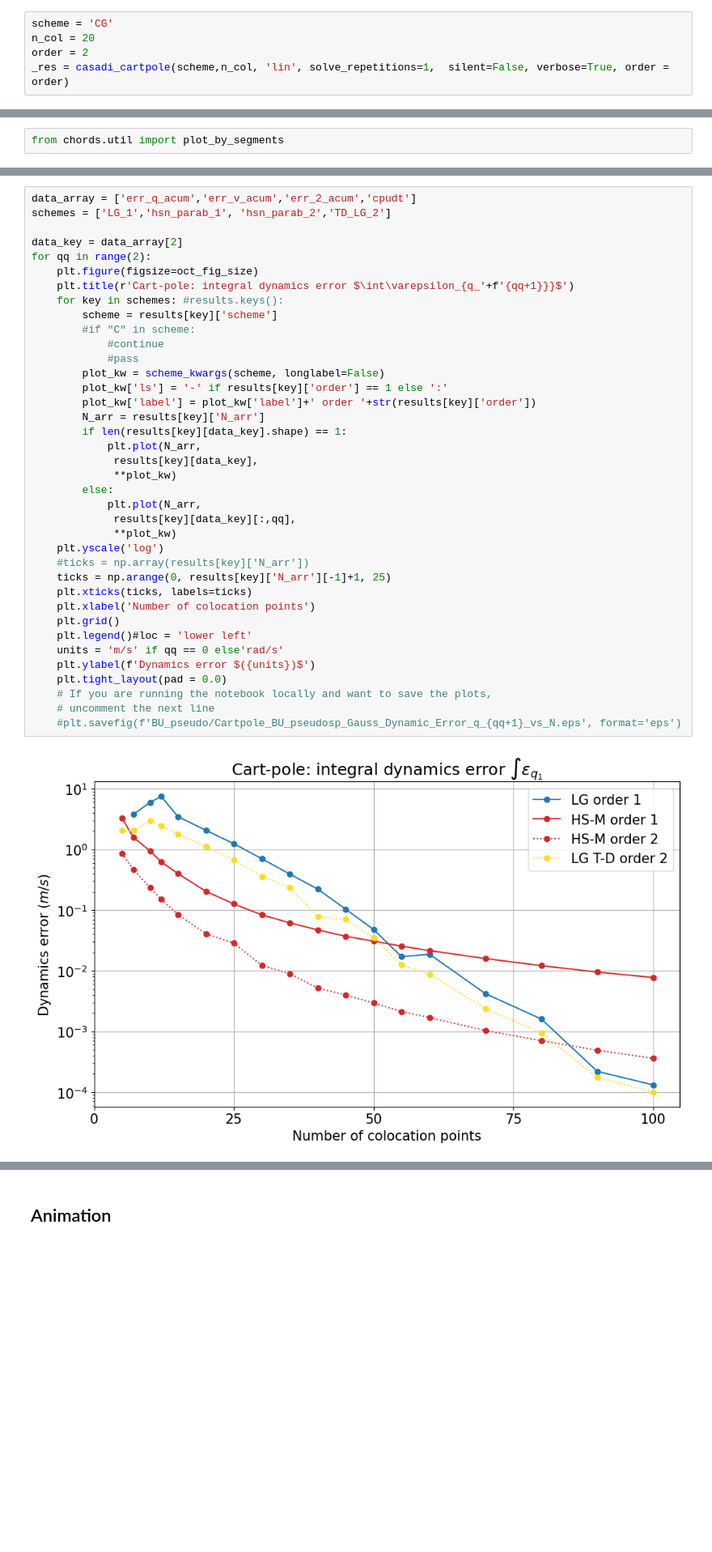
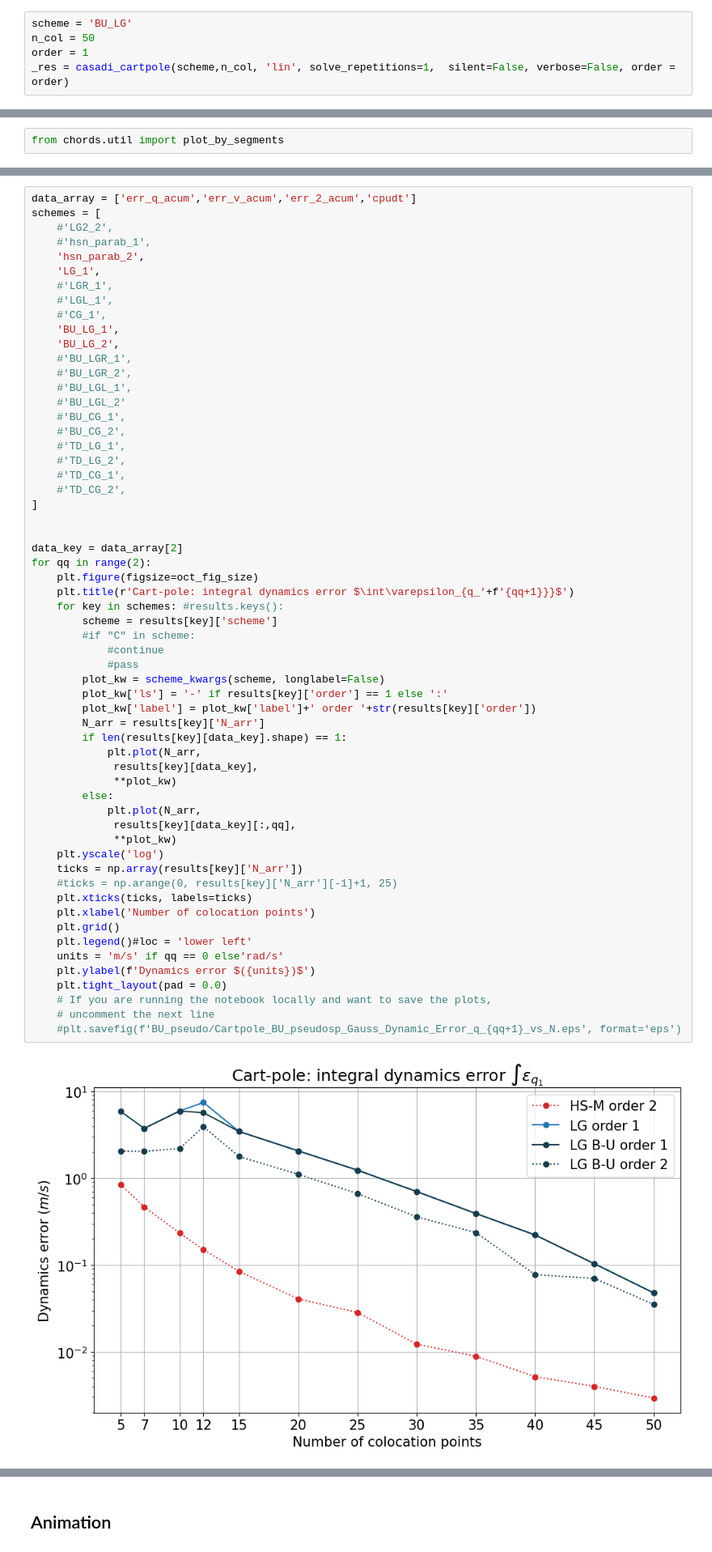
Before and after one commit to AunSiro/Cosejas_IRI, a Jupyter notebook: Casadi/Cartpole-all-schemes.ipynb, the cells around one changed output, grey strips where cells are left out. Shown at 81% size. Saved outputs shown, nothing was run; the diff lists cells and outputs as text; blank space fills up the shorter version.

```diff
--- a/Casadi/Cartpole-all-schemes.ipynb
+++ b/Casadi/Cartpole-all-schemes.ipynb
@@ -248,7 +251,7 @@ def casadi_cartpole(scheme, N, ini_guess='lin', solve_repetitions = 1, t_end = 2
     _opti.chrono_solve(solve_repetitions=solve_repetitions,)
     return _opti.results
 # %%
-scheme = 'CG'
-n_col = 20
-order = 2
-_res = casadi_cartpole(scheme,n_col, 'lin', solve_repetitions=1,  silent=False, verbose=True, order = order)
+scheme = 'BU_LG'
+n_col = 50
+order = 1
+_res = casadi_cartpole(scheme,n_col, 'lin', solve_repetitions=1,  silent=False, verbose=False, order = order)
@@ -888,6 +971,27 @@ dict_keys(['hsn_parab_1', 'hsn_parab_2', 'TD_LG_1', 'TD_LG_2', 'TD_CG_1', 'TD_CG
 # %%
 data_array = ['err_q_acum','err_v_acum','err_2_acum','cpudt']
-schemes = ['LG_1','hsn_parab_1', 'hsn_parab_2','TD_LG_2']
+schemes = [
+    #'LG2_2',
+    #'hsn_parab_1',
+    'hsn_parab_2',
+    'LG_1',
+    #'LGR_1',
+    #'LGL_1',
+    #'CG_1',
+    'BU_LG_1',
+    'BU_LG_2',
+    #'BU_LGR_1',
+    #'BU_LGR_2',
+    #'BU_LGL_1',
+    #'BU_LGL_2'
+    #'BU_CG_1',
+    #'BU_CG_2',
+    #'TD_LG_1',
+    #'TD_LG_2',
+    #'TD_CG_1',
+    #'TD_CG_2',
+]
+
 
 data_key = data_array[2]
 for qq in range(2):
@@ -895,33 +999,33 @@ for qq in range(2):
     plt.title(r'Cart-pole: integral dynamics error $\int\varepsilon_{q_'+f'{qq+1}}}$')
     for key in schemes: #results.keys():
         scheme = results[key]['scheme']
         #if "C" in scheme:
             #continue
             #pass
         plot_kw = scheme_kwargs(scheme, longlabel=False)
         plot_kw['ls'] = '-' if results[key]['order'] == 1 else ':'
         plot_kw['label'] = plot_kw['label']+' order '+str(results[key]['order'])
         N_arr = results[key]['N_arr']
         if len(results[key][data_key].shape) == 1:
             plt.plot(N_arr,
              results[key][data_key],
              **plot_kw)
         else:
             plt.plot(N_arr,
              results[key][data_key][:,qq],
              **plot_kw)
     plt.yscale('log')
-    #ticks = np.array(results[key]['N_arr'])
-    ticks = np.arange(0, results[key]['N_arr'][-1]+1, 25)
+    ticks = np.array(results[key]['N_arr'])
+    #ticks = np.arange(0, results[key]['N_arr'][-1]+1, 25)
     plt.xticks(ticks, labels=ticks)
     plt.xlabel('Number of colocation points')
     plt.grid()
     plt.legend()#loc = 'lower left'
     units = 'm/s' if qq == 0 else'rad/s'
     plt.ylabel(f'Dynamics error $({units})$')
     plt.tight_layout(pad = 0.0)
     # If you are running the notebook locally and want to save the plots,
     # uncomment the next line
     #plt.savefig(f'BU_pseudo/Cartpole_BU_pseudosp_Gauss_Dynamic_Error_q_{qq+1}_vs_N.eps', format='eps')
 # %% [output]
-[figure, old version]
+[figure, new version]
```
Also changed, not shown: parts of 16 cells of this notebook, 1 other file.
